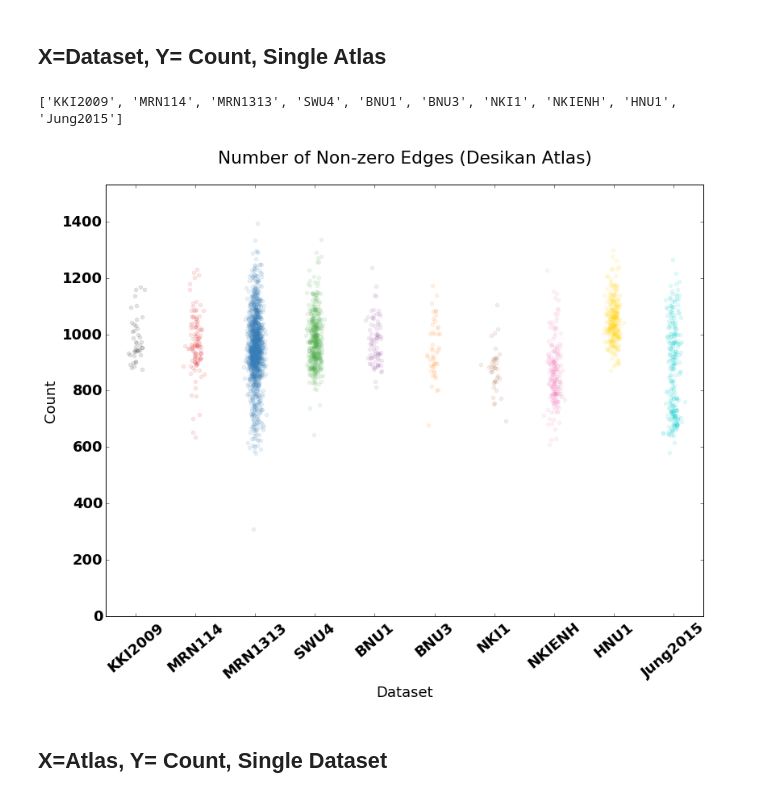
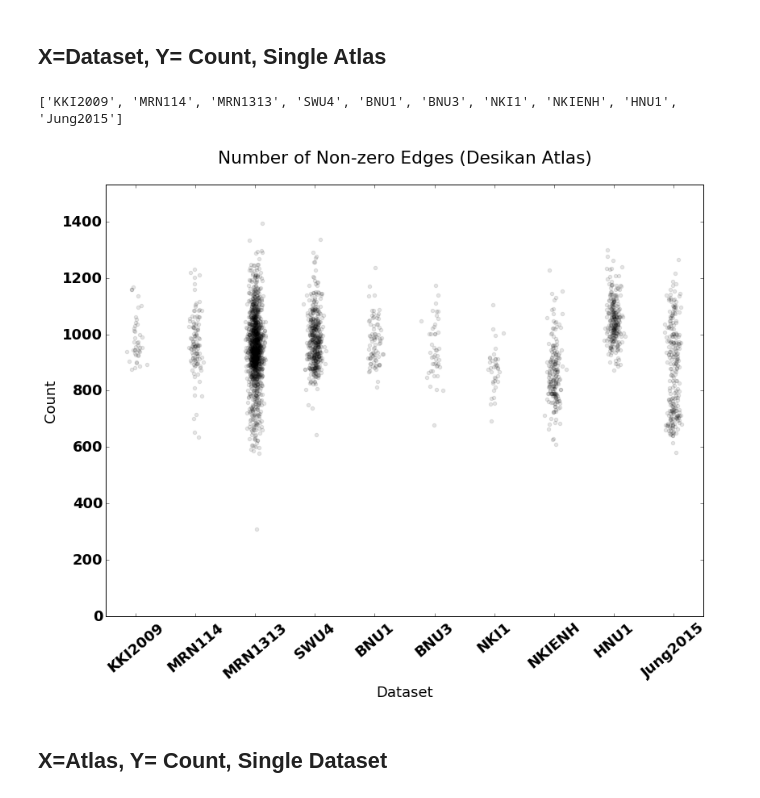
Before and after one commit to gkiar/dataset_variance, a Jupyter notebook: code/plotting/multiscale_qc_fig.ipynb, the cells around one changed output. Cells and saved outputs as stored; diff of their text form; code cells hidden in the pictures.

Commit message:
finished first pass as visualizing multiscale qc

```diff
--- a/code/plotting/multiscale_qc_fig.ipynb
+++ b/code/plotting/multiscale_qc_fig.ipynb
@@ -20,16 +20,16 @@ cols = ['#000000','#e41a1c','#377eb8','#4daf4a','#984ea3','#ff7f00','#a65628','#
 # %%
 f_nnz = open('../../data/graphs/desikan/desikan_nnz.pkl')
 
 nnz = pickle.load(f_nnz)['nnz']
 f_nnz.close()
 dnames = nnz.keys()
 print dnames
 
 plt_nnz = feature_plot(nnz, dnames, 'Number of Non-zero Edges (Desikan Atlas)', plot_mode='scatter',
-                       fig_outfile='../../figs/graphs/multiscale_qc/desikan_nnz_datasets.png', color=cols)
+                       fig_outfile='../../figs/graphs/multiscale_qc/desikan_nnz_datasets.png')
 # %% [output]
 ['KKI2009', 'MRN114', 'MRN1313', 'SWU4', 'BNU1', 'BNU3', 'NKI1', 'NKIENH', 'HNU1', 'Jung2015']
-[figure, old version]
+[figure, new version]
 # %% [markdown]
 ## X=Atlas,  Y= Count, Single Dataset
 # %%
```
Also changed, not shown: parts of 3 cells of this notebook, 4 other files.
